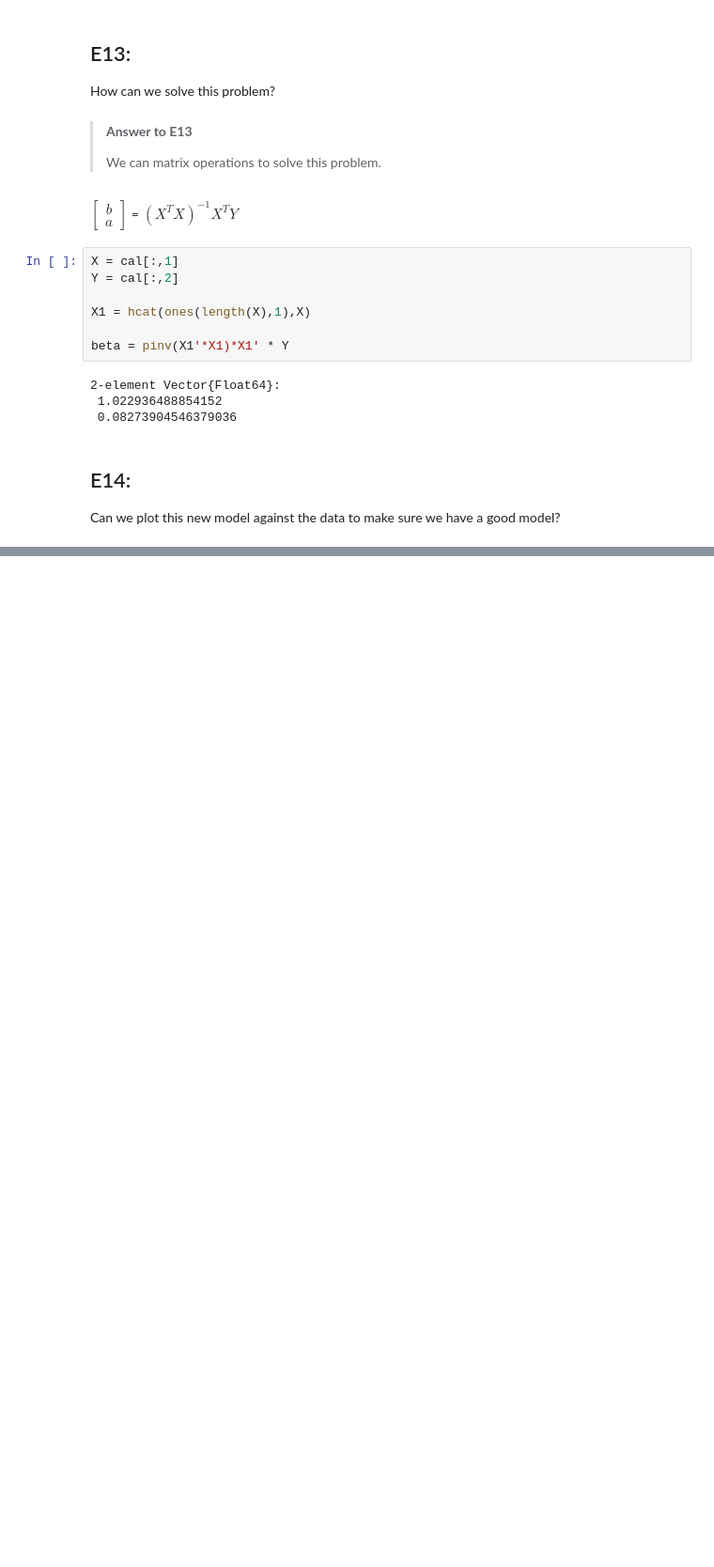
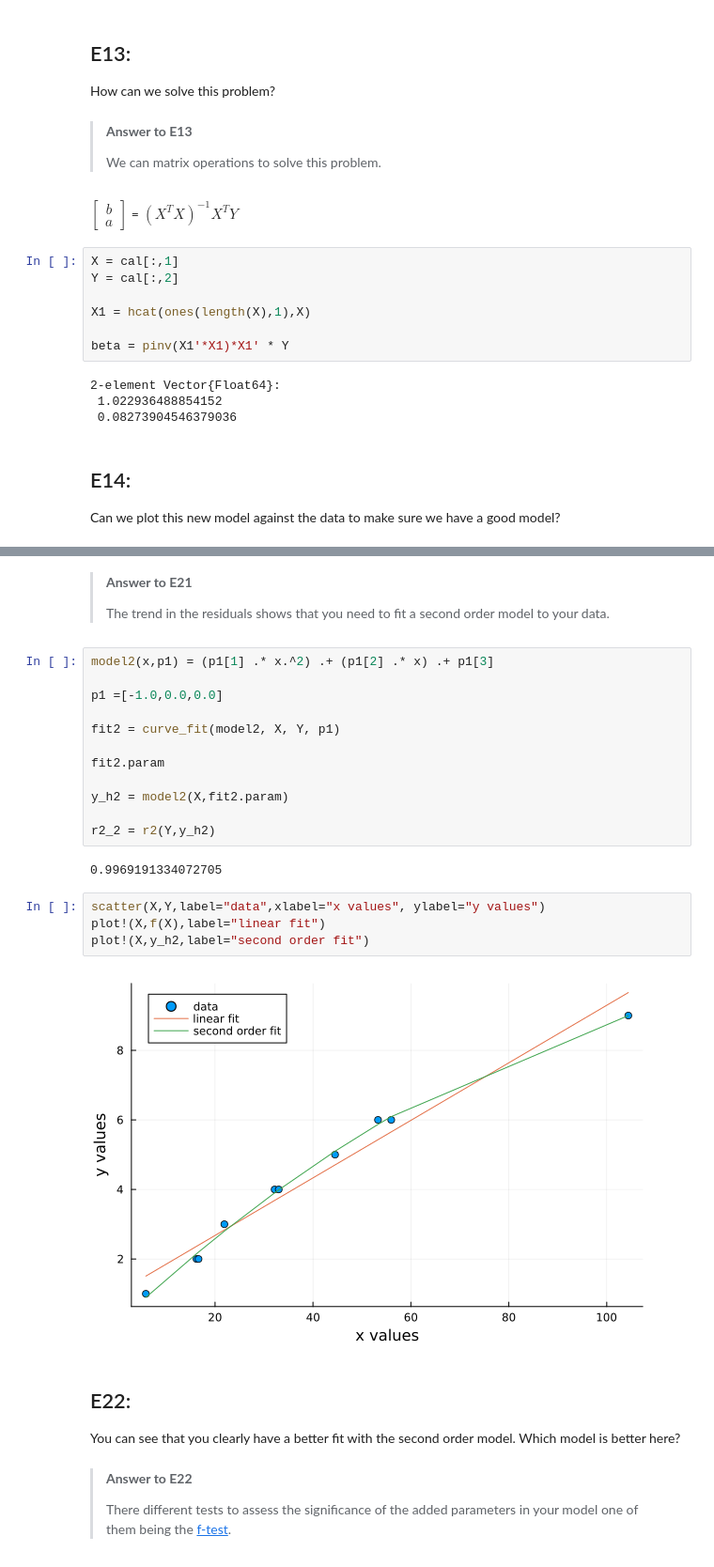
Before and after one commit to EMCMS/DataSci4Chem.jl, a Jupyter notebook: Notebooks/Lecture_CurveFitting.ipynb, the cells around one changed output, grey strips where cells are left out. Shown at 94% size. Drawn from its saved outputs; the diff is of its cells as text; blank space fills up the shorter version.

```diff
--- a/Notebooks/Lecture_CurveFitting.ipynb
+++ b/Notebooks/Lecture_CurveFitting.ipynb
@@ -242,0 +336,32 @@ Can we plot this new model against the data to make sure we have a good model?
+# %% [markdown]
+> **Answer to E21**
+>
+> The trend in the residuals shows that you need to fit a second order model to your data.
+# %%
+model2(x,p1) = (p1[1] .* x.^2) .+ (p1[2] .* x) .+ p1[3]
+
+p1 =[-1.0,0.0,0.0]
+
+fit2 = curve_fit(model2, X, Y, p1)
+
+fit2.param
+
+y_h2 = model2(X,fit2.param)
+
+r2_2 = r2(Y,y_h2)
+# %% [output]
+0.9969191334072705
+# %%
+scatter(X,Y,label="data",xlabel="x values", ylabel="y values")
+plot!(X,f(X),label="linear fit")
+plot!(X,y_h2,label="second order fit")
+# %% [output]
+[figure, added]
+# %% [markdown]
+## E22:
+
+You can see that you clearly have a better fit with the second order model. Which model is better here?
+# %% [markdown]
+> **Answer to E22**
+>
+> There different tests to assess the significance of the added parameters in your model one of them being the [f-test](https://en.wikipedia.org/wiki/F-test).
```
Also changed, not shown: parts of 28 cells of this notebook, 2 other files.
